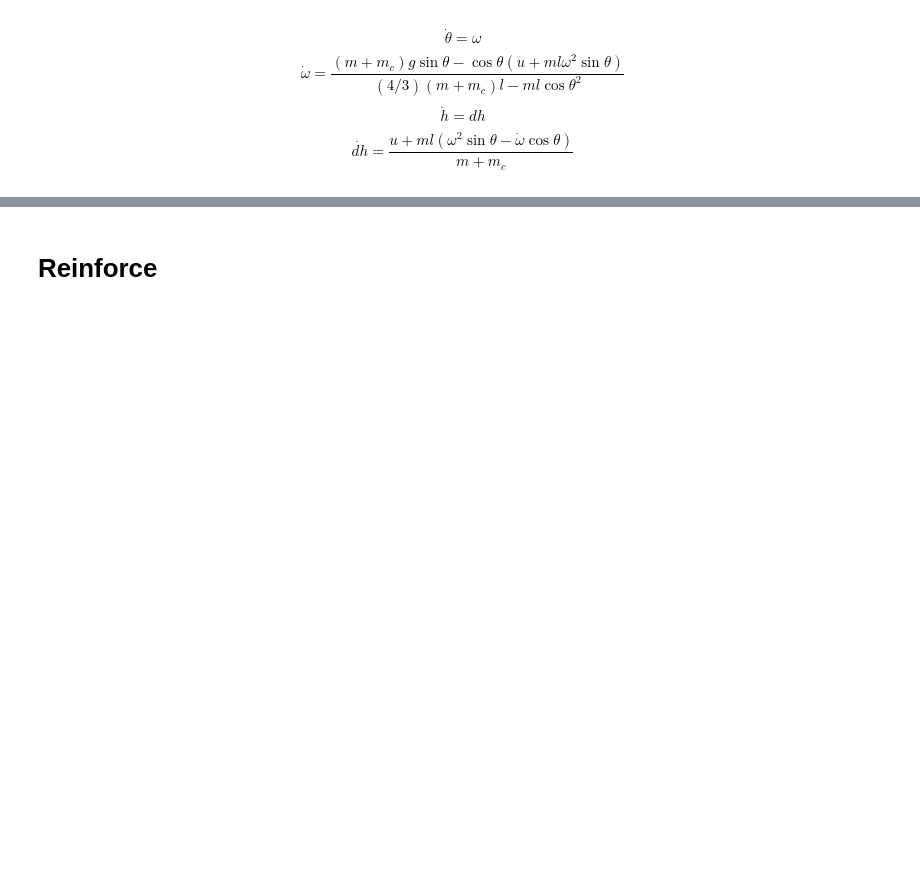
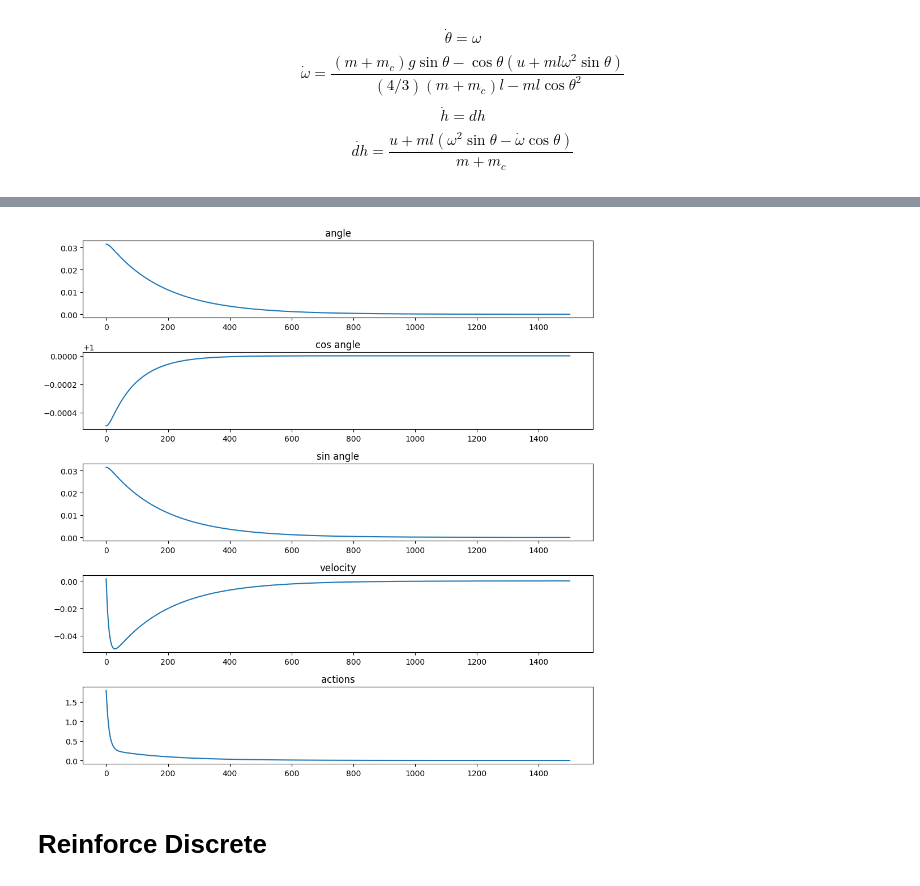
Before and after one commit to BogChamp/rl_project, a Jupyter notebook: RL_project.ipynb, the cells around one changed output, grey strips where cells are left out. Cells and saved outputs as stored; diff of their text form; code cells hidden in the pictures; blank space fills up the shorter version.

```diff
--- a/RL_project.ipynb
+++ b/RL_project.ipynb
@@ -64,2 +96,42 @@ IndexError: index 3 is out of bounds for axis 0 with size 2
+# %%
+system = InvertedPendulumSystemLQR(actor_type='continuous', f=10.0)
+
+simulator = Simulator(
+    system, N_steps=1500, step_size=0.003, state_init=np.array([np.pi/100, 0.0])
+)
+
+simulator.reset()
+observations = []
+actions = []
+i = 0
+while simulator.step():
+    (
+        observation,
+        action,
+        step_idx,
+    ) = simulator.get_sim_step_data()
+    observations.append(np.copy(observation))
+    new_action = lqr.get_action(observation)
+    actions.append(new_action)
+
+    system.receive_action(new_action)
+    i += 1
+
+observations = np.array(observations)
+fig, axes = plt.subplots(5, 1, tight_layout=True, figsize=(10,10))
+
+axes[0].plot(observations[:, 0])
+axes[0].set_title('angle')
+axes[1].plot(np.cos(observations[:, 0]))
+axes[1].set_title('cos angle')
+axes[2].plot(np.sin(observations[:, 0]))
+axes[2].set_title('sin angle')
+axes[3].plot(observations[:, 1])
+axes[3].set_title('velocity')
+axes[4].plot(actions)
+axes[4].set_title('actions')
+plt.show()
+# %% [output]
+[figure, added]
 # %% [markdown]
-# Reinforce
+# Reinforce Discrete
```
Also changed, not shown: parts of 12 cells of this notebook, 9 other files.
